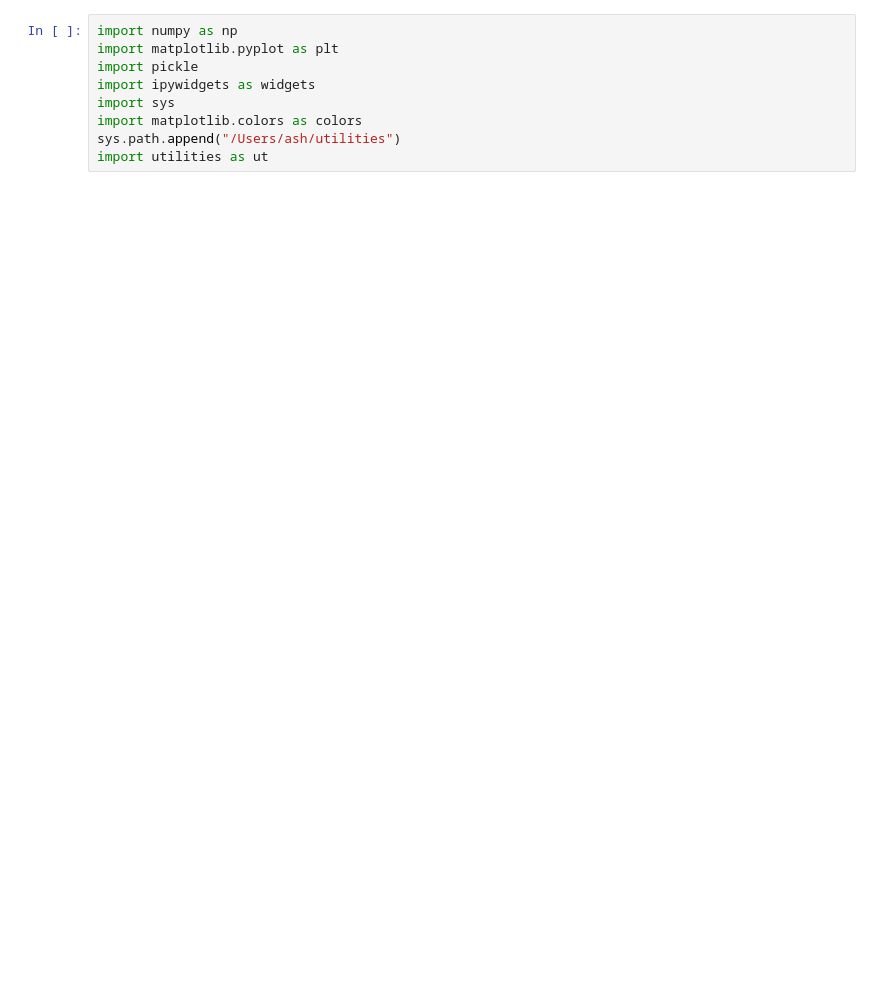
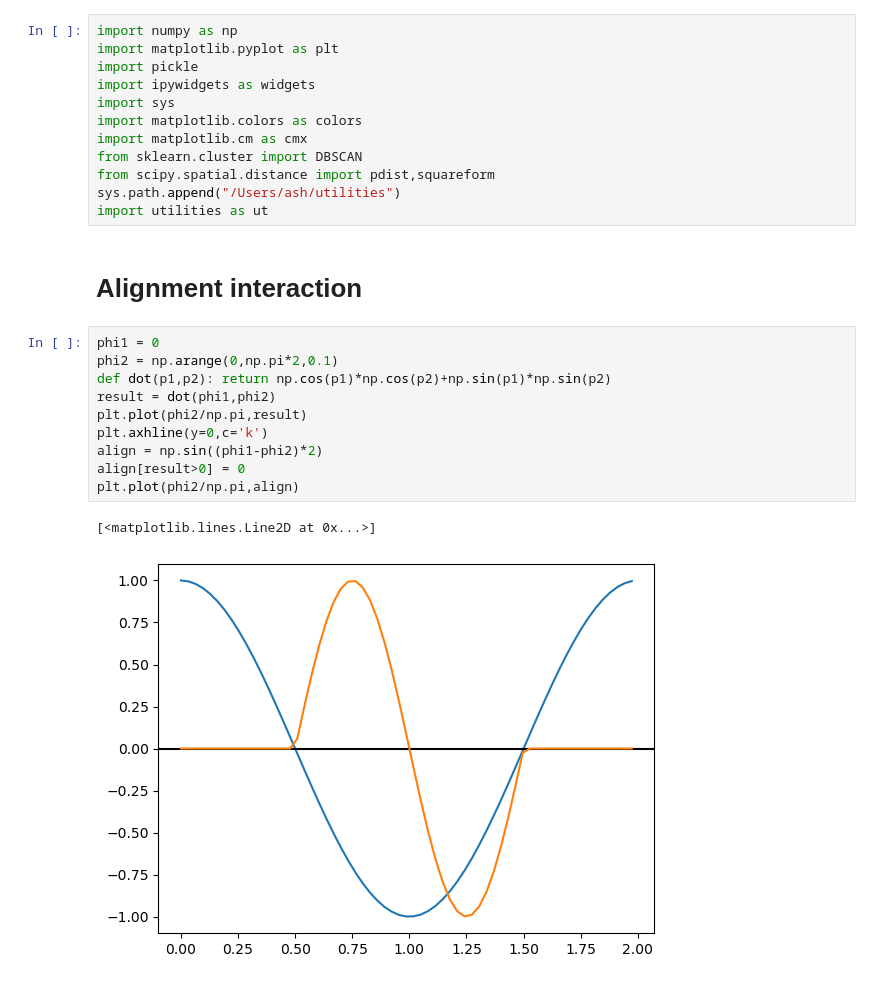
Before and after one commit to ashreyaj/c-abp, a Jupyter notebook: plot.ipynb, the cells around one changed output. Drawn from its saved outputs; the diff is of its cells as text; blank space fills up the shorter version.

Commit message:
Cluster analysis

```diff
--- a/plot.ipynb
+++ b/plot.ipynb
@@ -5,6 +5,24 @@ import pickle
 import ipywidgets as widgets
 import sys
 import matplotlib.colors as colors
+import matplotlib.cm as cmx
+from sklearn.cluster import DBSCAN
+from scipy.spatial.distance import pdist,squareform
 sys.path.append("/Users/ash/utilities")
 import utilities as ut
+# %% [markdown]
+# Alignment interaction
+# %%
+phi1 = 0
+phi2 = np.arange(0,np.pi*2,0.1)
+def dot(p1,p2): return np.cos(p1)*np.cos(p2)+np.sin(p1)*np.sin(p2)
+result = dot(phi1,phi2)
+plt.plot(phi2/np.pi,result)
+plt.axhline(y=0,c='k')
+align = np.sin((phi1-phi2)*2)
+align[result>0] = 0
+plt.plot(phi2/np.pi,align)
+# %% [output]
+[<matplotlib.lines.Line2D at 0x...>]
+[figure, added]
 # %%
```
Also changed, not shown: parts of 18 cells of this notebook.
